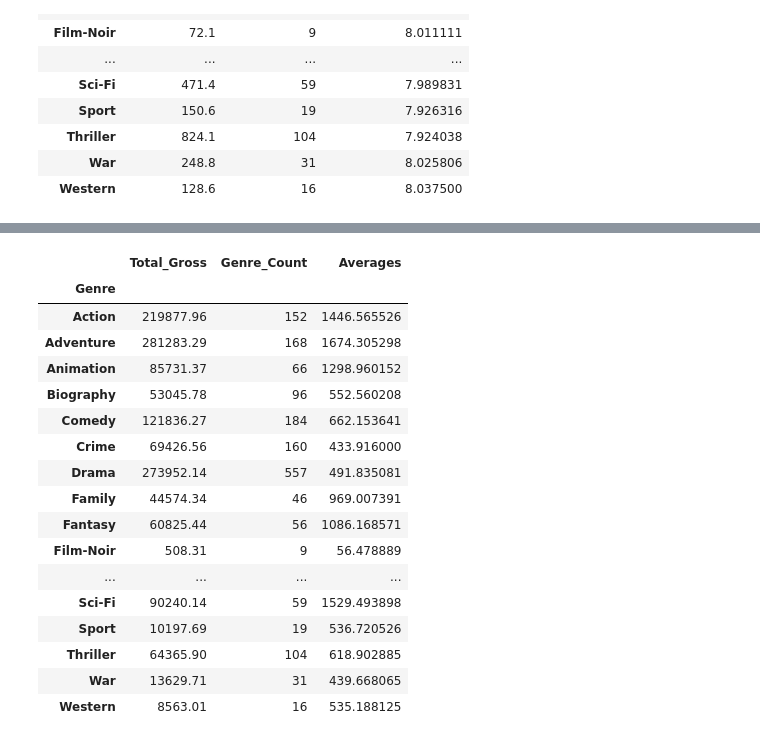
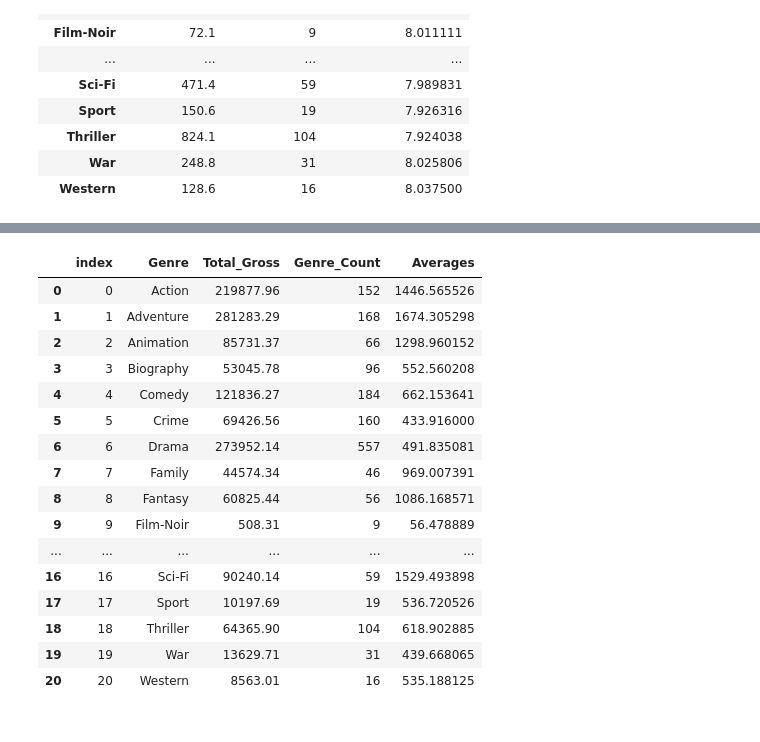
Before and after one commit to saaallyahmed/Mango5, a Jupyter notebook: ee_Top 1000 Movie Analysis.ipynb, the cells around one changed output, grey strips where cells are left out. Cells and saved outputs as stored; diff of their text form; code cells hidden in the pictures.

```diff
--- a/ee_Top 1000 Movie Analysis.ipynb
+++ b/ee_Top 1000 Movie Analysis.ipynb
@@ -371,8 +356,8 @@ dtype: object
 #result_gross.loc[:,"Gross"]=result_gross.loc[:,"Gross"].str.replace(",","").astype(float)
 # %%
 #Gross value is now in units of 100k in usd
-Gross=result_gross["Gross"]/100000
-result_gross["Gross"]=Gross.round(2)
+#Gross=result_gross["Gross"]/100000
+#result_gross["Gross"]=Gross.round(2)
 result_gross
 # %% [output]
 |  | Gross | Genre |
@@ -872,21 +936,22 @@ plt.pie(sizes, explode=explode, labels=labels, colors=colors,
 # %%
 joined_gross_result
+joined_gross_result=joined_gross_result.reset_index()
+joined_gross_result
 # %% [output]
-|  | Total_Gross | Genre_Count | Averages |
-| Genre |  |  |  |
-| Action | 219877.96 | 152 | 1446.565526 |
-| Adventure | 281283.29 | 168 | 1674.305298 |
-| Animation | 85731.37 | 66 | 1298.960152 |
-| Biography | 53045.78 | 96 | 552.560208 |
-| Comedy | 121836.27 | 184 | 662.153641 |
-| Crime | 69426.56 | 160 | 433.916000 |
-| Drama | 273952.14 | 557 | 491.835081 |
-| Family | 44574.34 | 46 | 969.007391 |
-| Fantasy | 60825.44 | 56 | 1086.168571 |
-| Film-Noir | 508.31 | 9 | 56.478889 |
-| ... | ... | ... | ... |
-| Sci-Fi | 90240.14 | 59 | 1529.493898 |
-| Sport | 10197.69 | 19 | 536.720526 |
-| Thriller | 64365.90 | 104 | 618.902885 |
-| War | 13629.71 | 31 | 439.668065 |
-| Western | 8563.01 | 16 | 535.188125 |
+|  | index | Genre | Total_Gross | Genre_Count | Averages |
+| 0 | 0 | Action | 219877.96 | 152 | 1446.565526 |
+| 1 | 1 | Adventure | 281283.29 | 168 | 1674.305298 |
+| 2 | 2 | Animation | 85731.37 | 66 | 1298.960152 |
+| 3 | 3 | Biography | 53045.78 | 96 | 552.560208 |
+| 4 | 4 | Comedy | 121836.27 | 184 | 662.153641 |
+| 5 | 5 | Crime | 69426.56 | 160 | 433.916000 |
+| 6 | 6 | Drama | 273952.14 | 557 | 491.835081 |
+| 7 | 7 | Family | 44574.34 | 46 | 969.007391 |
+| 8 | 8 | Fantasy | 60825.44 | 56 | 1086.168571 |
+| 9 | 9 | Film-Noir | 508.31 | 9 | 56.478889 |
+| ... | ... | ... | ... | ... | ... |
+| 16 | 16 | Sci-Fi | 90240.14 | 59 | 1529.493898 |
+| 17 | 17 | Sport | 10197.69 | 19 | 536.720526 |
+| 18 | 18 | Thriller | 64365.90 | 104 | 618.902885 |
+| 19 | 19 | War | 13629.71 | 31 | 439.668065 |
+| 20 | 20 | Western | 8563.01 | 16 | 535.188125 |
```
Also changed, not shown: parts of 35 cells of this notebook.
